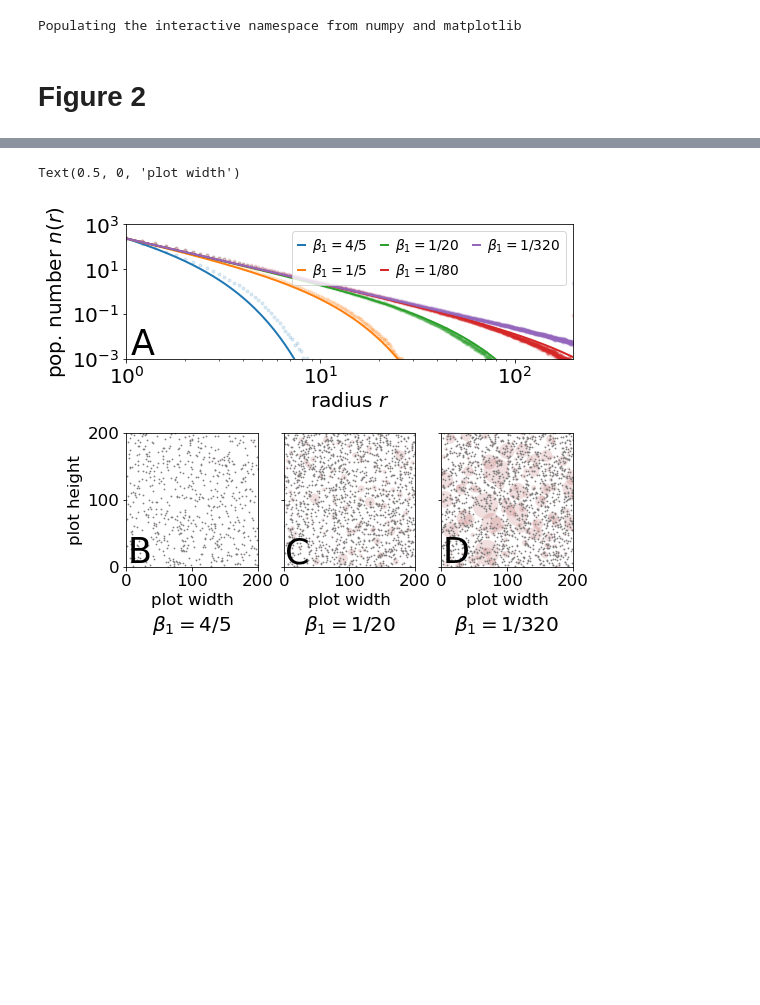
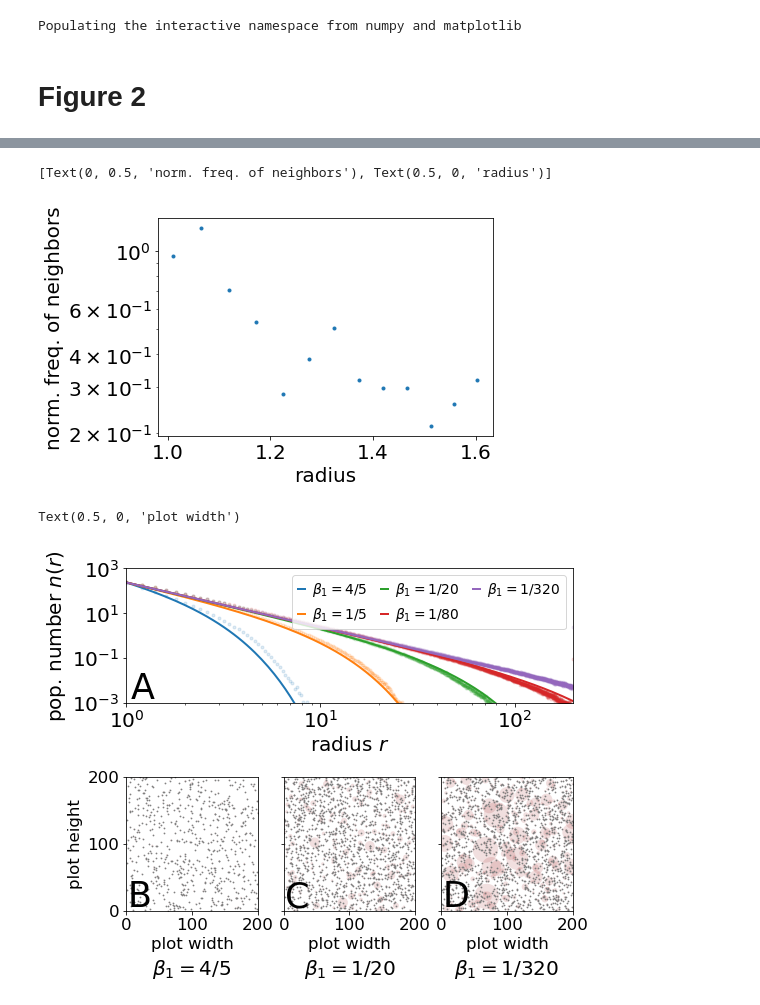
Before and after one commit to eltrompetero/simple_sessile, a Jupyter notebook: plotting (pnas).ipynb, the cells around one changed output, grey strips where cells are left out. Cells and saved outputs as stored; diff of their text form; code cells hidden in the pictures; blank space fills up the shorter version.

```diff
--- a/plotting (pnas).ipynb
+++ b/plotting (pnas).ipynb
@@ -51 +99,38 @@ assert os.path.isdir(imgdr), "Directory in which to save images does not exist."
+# %%
+rRange = np.linspace(r0, 400, 2000)
+
+# sizes classes of direct competitors
+overlap_class = []
+for i, t in enumerate(forest[beta].trees):
+    overlap_class.append([t.size_ix, []])
+    for j, tp in enumerate(forest[beta].trees):
+        if i!=j:
+            d = np.linalg.norm(t.xy-tp.xy)
+            if overlap_area(d,
+                            np.sqrt(1 / np.pi) * rRange[t.size_ix]**(2/3),
+                            np.sqrt(1 / np.pi) * rRange[tp.size_ix]**(2/3)):
+                overlap_class[-1][1].append(tp.size_ix)
+
+_overlap_class = {}
+for this_size_ix in np.unique([i[0] for i in overlap_class]):
+    _overlap_class[this_size_ix] = list(chain.from_iterable([i[1]
+                                                             for i in overlap_class
+                                                             if i[0]==this_size_ix]))
+overlap_class = _overlap_class
+# %%
+r_from_size_ix = lambda ix: np.sqrt(1 / np.pi) * rRange[ix]**(2/3)
+# %%
+rbins = np.logspace(0, np.log10(20), 20)
+ix = np.digitize(r_from_size_ix(list(chain.from_iterable([overlap_class[i] for i in range(10,15)]))), rbins)
+# %%
+fig, ax = plt.subplots()
+
+p = r_from_size_ix(np.bincount(ix))
+bin_norm = np.digitize(r_from_size_ix(np.arange(400, dtype=int)), rbins)[:p.size]
+
+ax.semilogy(r_from_size_ix(np.arange(p.size, dtype=int)), p/bin_norm, '.')
+ax.set(xlabel='radius', ylabel='norm. freq. of neighbors')
+# %% [output]
+[Text(0, 0.5, 'norm. freq. of neighbors'), Text(0.5, 0, 'radius')]
+[figure, added]
 # %%
```
Also changed, not shown: parts of 8 cells of this notebook, 11 other files.
